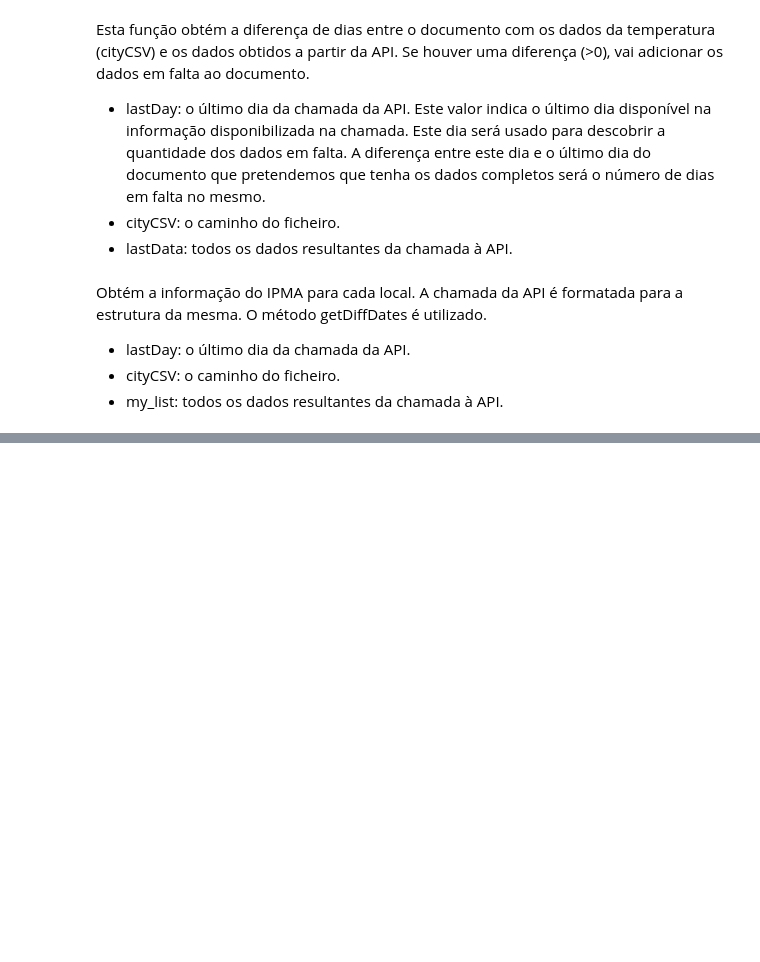
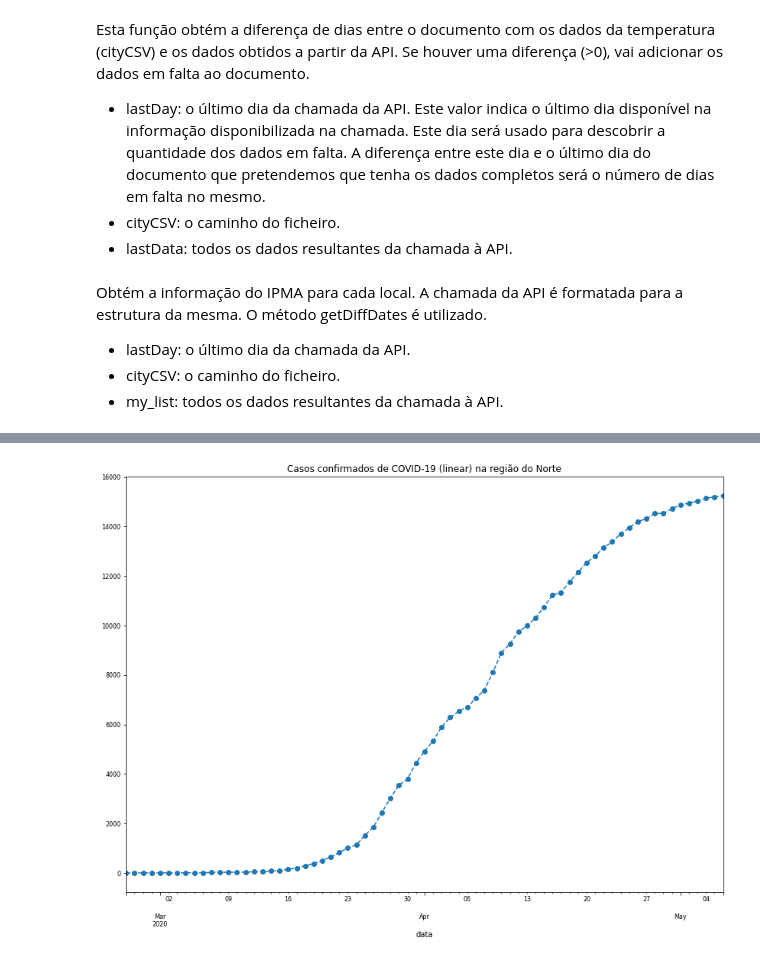
Before and after one commit to xRAFPx/AAII, a Jupyter notebook: Data_Analysis.ipynb, the cells around one changed output, grey strips where cells are left out. Drawn from its saved outputs; the diff is of its cells as text; code cells hidden in the pictures; blank space fills up the shorter version.

Commit message:
Added plots and improved the methods. Conclusions added.

```diff
--- a/Data_Analysis.ipynb
+++ b/Data_Analysis.ipynb
@@ -373,0 +275,4 @@ plot_Deaths(deathsForMonth, df_death)
+# %%
+def read_dataset(url):
+  df = pd.read_csv(url, parse_dates=[0], index_col=[0], infer_datetime_format=True)
+  return df.fillna(value=0)
@@ -373,0 +281,24 @@ plot_Deaths(deathsForMonth, df_death)
+# %%
+def prepare_dataset_regions(df):
+  df_aux = df[['confirmados_arsnorte',	'confirmados_arscentro',	'confirmados_arslvt',
+               'confirmados_arsalentejo',	'confirmados_arsalgarve',	'confirmados_acores',	'confirmados_madeira',
+               'obitos_arsnorte',	'obitos_arscentro',	'obitos_arslvt',	'obitos_arsalentejo',	'obitos_arsalgarve',
+               'obitos_acores',	'obitos_madeira'
+               ]].copy()
+  df_aux['confirmados_arsnorte_log'] = np.where(df_aux['confirmados_arsnorte']>0, np.log(df_aux['confirmados_arsnorte']), 0)
+  df_aux['confirmados_arscentro_log'] = np.where(df_aux['confirmados_arscentro']>0, np.log(df_aux['confirmados_arscentro']), 0)
+  df_aux['confirmados_arslvt_log'] = np.where(df_aux['confirmados_arslvt']>0, np.log(df_aux['confirmados_arslvt']), 0)
+  df_aux['confirmados_arsalentejo_log'] = np.where(df_aux['confirmados_arsalentejo']>0, np.log(df_aux['confirmados_arsalentejo']), 0)
+  df_aux['confirmados_arsalgarve_log'] = np.where(df_aux['confirmados_arsalgarve']>0, np.log(df_aux['confirmados_arsalgarve']), 0)
+  df_aux['confirmados_acores_log'] = np.where(df_aux['confirmados_acores']>0, np.log(df_aux['confirmados_acores']), 0)
+  df_aux['confirmados_madeira_log'] = np.where(df_aux['confirmados_madeira']>0, np.log(df_aux['confirmados_madeira']), 0)
+
+  df_aux['obitos_arsnorte_log'] = np.where(df_aux['obitos_arsnorte']>0, np.log(df_aux['obitos_arsnorte']), 0)
+  df_aux['obitos_arscentro_log'] = np.where(df_aux['obitos_arscentro']>0, np.log(df_aux['obitos_arscentro']), 0)
+  df_aux['obitos_arslvt_log'] = np.where(df_aux['obitos_arslvt']>0, np.log(df_aux['obitos_arslvt']), 0)
+  df_aux['obitos_arsalentejo_log'] = np.where(df_aux['obitos_arsalentejo']>0, np.log(df_aux['obitos_arsalentejo']), 0)
+  df_aux['obitos_arsalgarve_log'] = np.where(df_aux['obitos_arsalgarve']>0, np.log(df_aux['obitos_arsalgarve']), 0)
+  df_aux['obitos_acores_log'] = np.where(df_aux['obitos_acores']>0, np.log(df_aux['obitos_acores']), 0)
+  df_aux['obitos_madeira_log'] = np.where(df_aux['obitos_madeira']>0, np.log(df_aux['obitos_madeira']), 0)
+
+  return df_aux
@@ -373,0 +328,4 @@ plot_Deaths(deathsForMonth, df_death)
+# %%
+df_region = prepare_dataset_regions(dataset)
+# pd.set_option('display.max_rows', df_region.shape[0]+1)
+# print(df_region)
@@ -373,0 +338,9 @@ plot_Deaths(deathsForMonth, df_death)
+# %%
+def plot_confirmed_Norte(df):
+  df['confirmados_arsnorte'].plot(
+    kind='line',
+    title='Casos confirmados de COVID-19 (linear) na região do Norte',
+    linestyle='--',
+    marker='o',
+    fontsize=8,
+    figsize=(14, 10))
@@ -373,0 +510,4 @@ plot_Deaths(deathsForMonth, df_death)
+# %%
+plot_confirmed_Norte(df_region)
+# %% [output]
+[figure, added]
```
Also changed, not shown: parts of 129 cells of this notebook.
